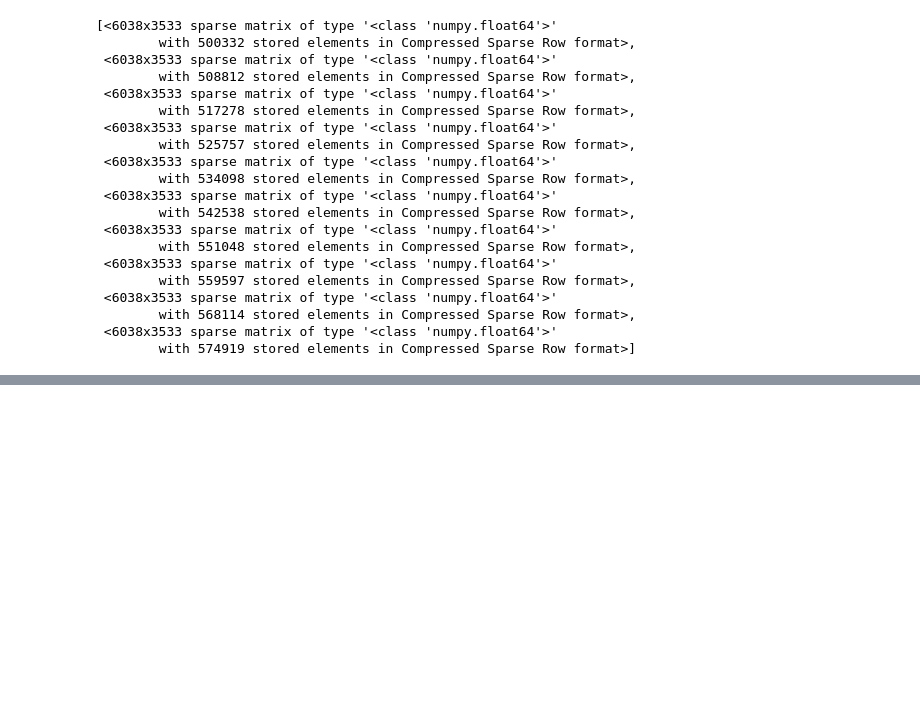
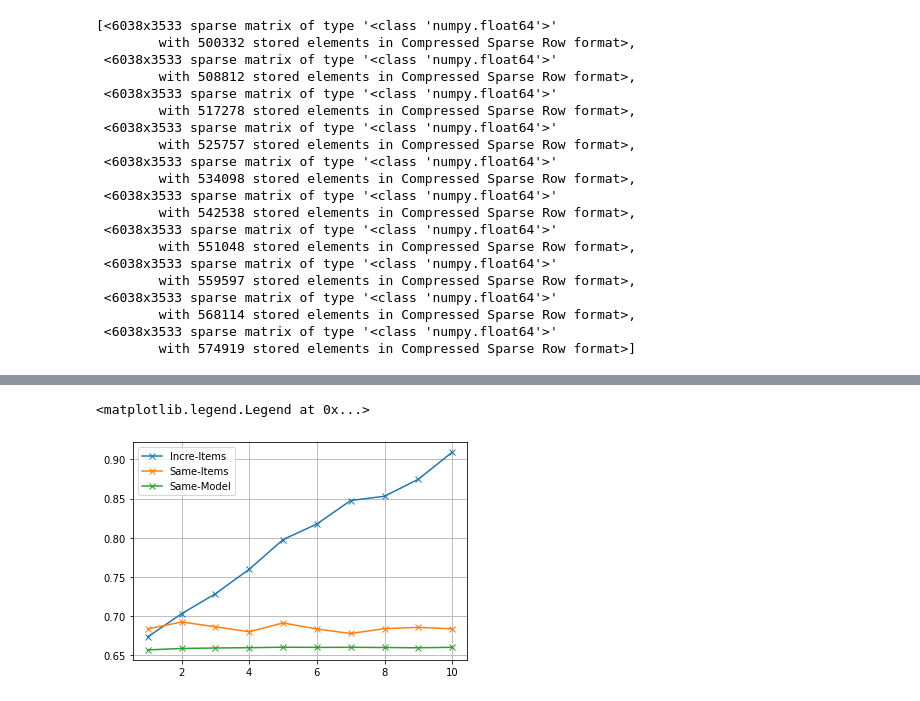
Before and after one commit to Oluwafemi-939/Incremental_PSI, a Jupyter notebook: Notebooks/VAE_Pytorch.ipynb, the cells around one changed output, grey strips where cells are left out. Drawn from its saved outputs; the diff is of its cells as text; code cells hidden in the pictures; blank space fills up the shorter version.

```diff
--- a/Notebooks/VAE_Pytorch.ipynb
+++ b/Notebooks/VAE_Pytorch.ipynb
@@ -2213,0 +2002,15 @@ for i in range(10):
+# %%
+incre_items = [0.673573,0.703046,0.728573,0.759773,0.797632,0.817487,0.847453,0.85288,0.874584,0.90899]
+same_items = [0.683685,0.692564,0.686398,0.680109, 0.691331, 0.683561,0.677889,0.684055,0.685658,0.683808]
+same_model = [0.656924, 0.658774, 0.659391, 0.659761, 0.660377,0.660131,0.660254,0.660007,0.659637,0.660254]
+# %%
+AllSteps_11 = list(range(1,11))
+plt.plot(AllSteps_11,incre_items, marker='x',label='Incre-Items')
+plt.plot(AllSteps_11,same_items, marker='x',label='Same-Items')
+plt.plot(AllSteps_11,same_model, marker='x',label='Same-Model')
+
+plt.grid()
+plt.legend()
+# %% [output]
+<matplotlib.legend.Legend at 0x...>
+[figure, added]
```
Also changed, not shown: parts of 190 cells of this notebook, 1 other file.
